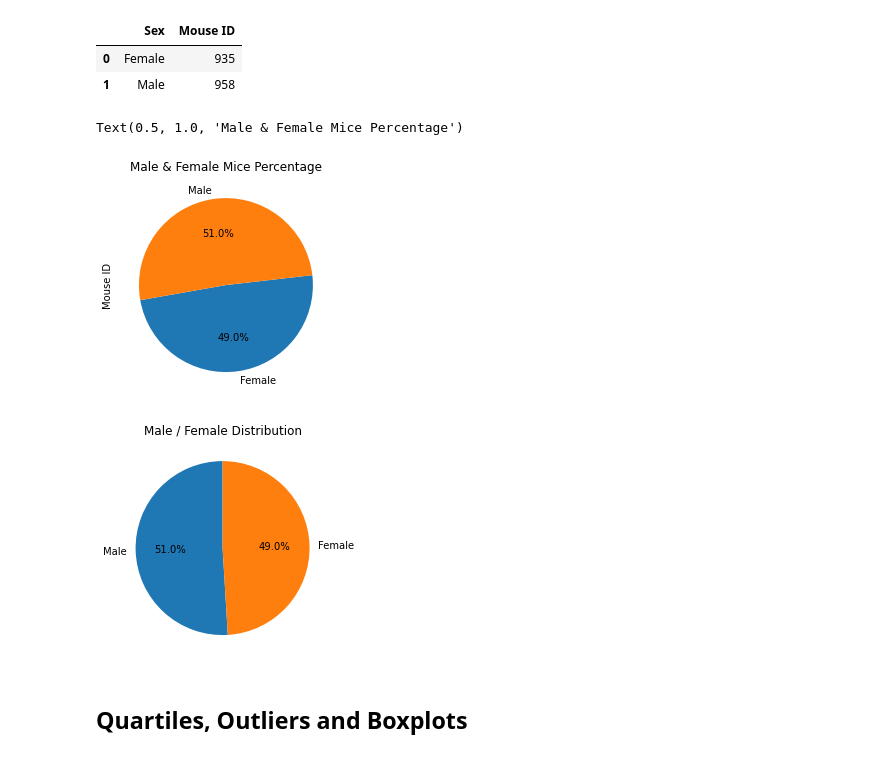
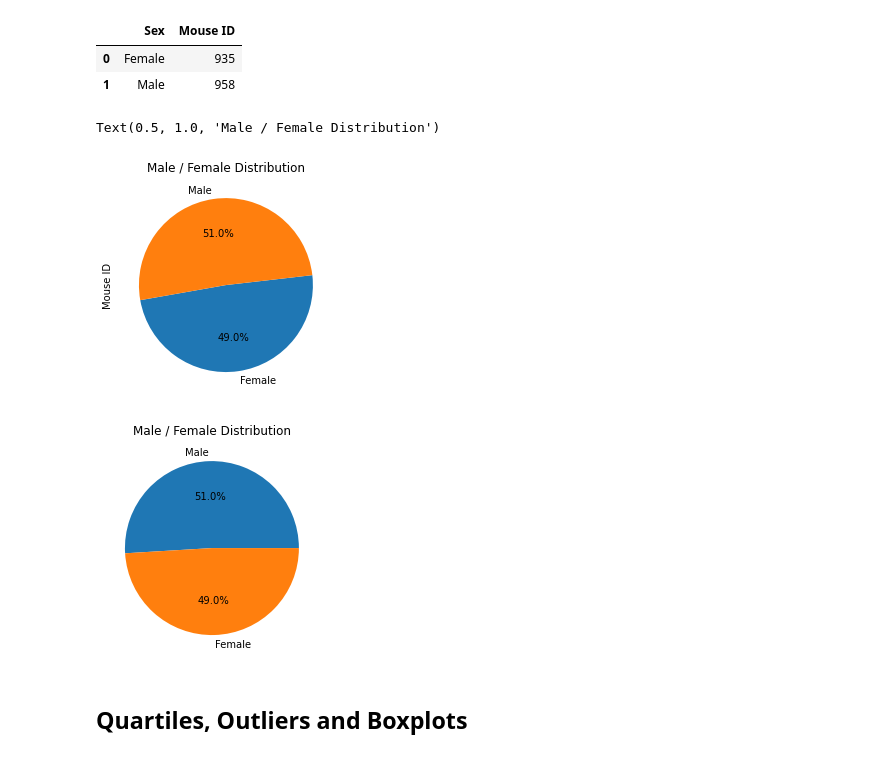
Before and after one commit to LiteshSamji/Matplotlib-Pymaceuticals, a Jupyter notebook: pymaceuticals_starter.ipynb, the cells around one changed output. Cells and saved outputs as stored; diff of their text form; code cells hidden in the pictures.

```diff
--- a/pymaceuticals_starter.ipynb
+++ b/pymaceuticals_starter.ipynb
@@ -166,27 +168,30 @@ gender_df.head()
 # Pie Plot using Pandas
 plt.figure(figsize=(9,4))
 ax1 = plt.subplot(121, aspect="equal")
+
+#Create dataframe
 gender_df.plot(kind="pie", y = "Mouse ID", ax=ax1, autopct='%1.1f%%',
               startangle=190,labels=gender_df["Sex"], legend = False, fontsize=10)
 
-plt.title("Male & Female Mice Percentage")
+# Display pie plot
+plt.title("Male / Female Distribution")
 # %% [output]
-Text(0.5, 1.0, 'Male & Female Mice Percentage')
+Text(0.5, 1.0, 'Male / Female Distribution')
-[figure, old version]
+[figure, new version]
 # %%
 # Generate a pie plot showing the distribution of female versus male mice using pyplot
 
 # Male / Female count
 mf_data = clean_df['Sex'].value_counts()
 
-# Tell matplotlib to create a pie chart filled with corresponding percentages and displayed vertically
-plt.pie(mf_data, labels=mf_data.index.values, autopct="%2.1f%%", startangle=90)
+# Display and formatting
+plt.pie(mf_data, labels=mf_data.index.values, autopct="%2.1f%%", startangle=360)
 plt.title('Male / Female Distribution')
 
-# Display resulting plot
+# Display pie plot
 plt.show()
 # %% [output]
-[figure, old version]
+[figure, new version]
 # %% [markdown]
 ## Quartiles, Outliers and Boxplots
 # %%
```
Also changed, not shown: parts of 2 cells of this notebook.
